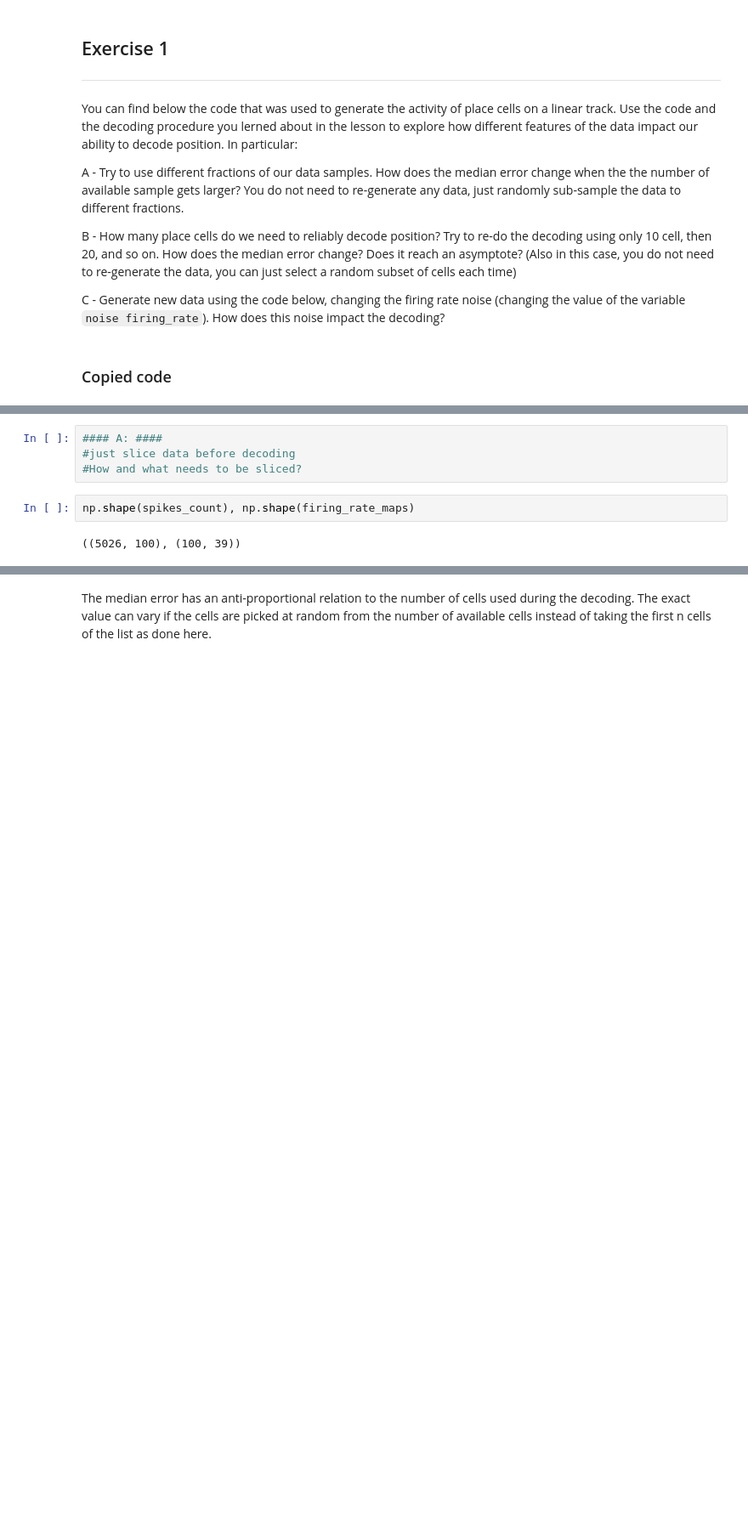
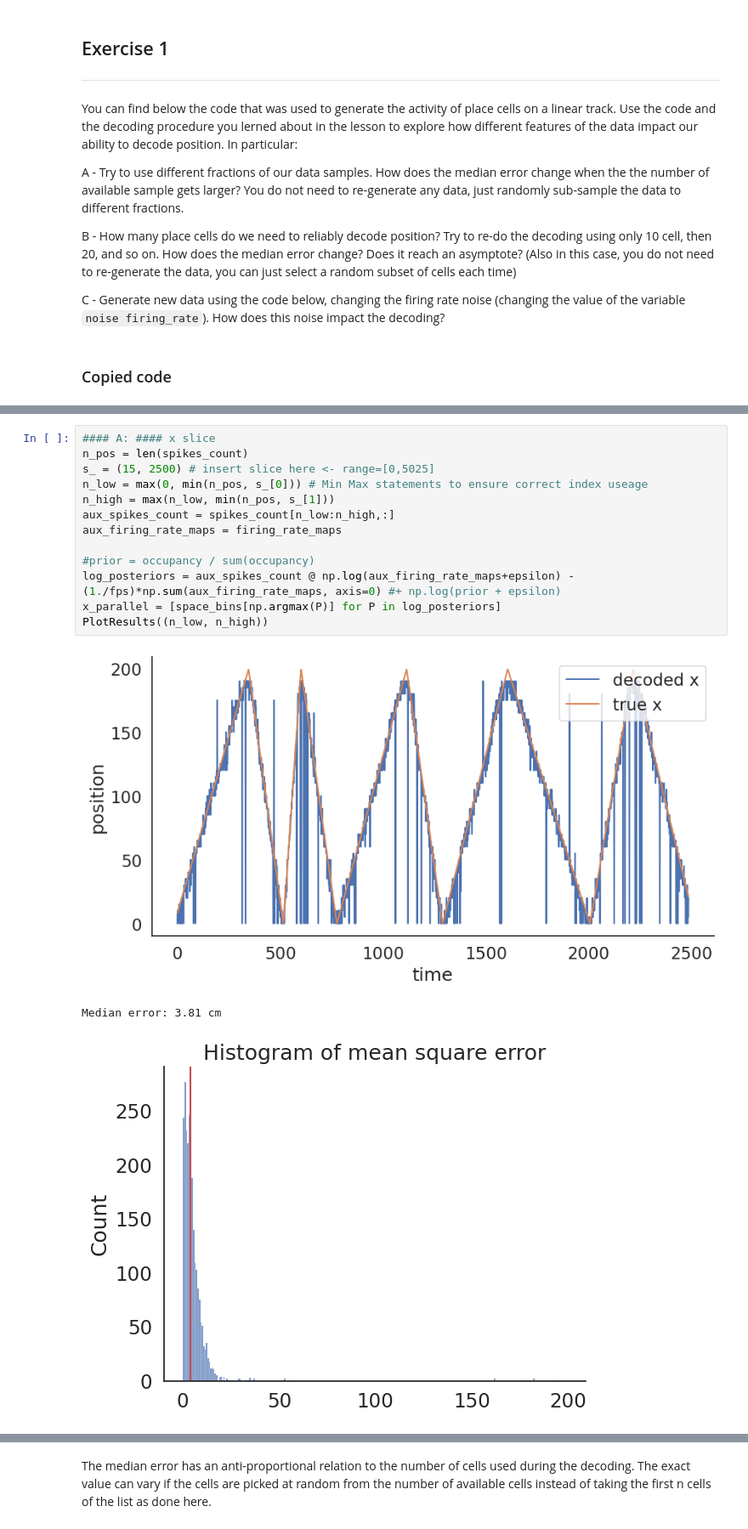
Before and after one commit to TSchwierz/NeuroAnalysis, a Jupyter notebook: BDexrcs.ipynb, the cells around one changed output, grey strips where cells are left out. Shown at 85% size. Saved outputs shown, nothing was run; the diff lists cells and outputs as text; blank space fills up the shorter version.

```diff
--- a/BDexrcs.ipynb
+++ b/BDexrcs.ipynb
@@ -94,9 +97,18 @@ Median error: 3.7851270758785205 cm
-# %%
-#### A: ####
-#just slice data before decoding
-#How and what needs to be sliced?
-# %%
-np.shape(spikes_count), np.shape(firing_rate_maps)
-# %% [output]
-((5026, 100), (100, 39))
+# %%
+#### A: #### x slice
+n_pos = len(spikes_count)
+s_ = (15, 2500) # insert slice here <- range=[0,5025]
+n_low = max(0, min(n_pos, s_[0])) # Min Max statements to ensure correct index useage
+n_high = max(n_low, min(n_pos, s_[1]))
+aux_spikes_count = spikes_count[n_low:n_high,:]
+aux_firing_rate_maps = firing_rate_maps
+
+#prior = occupancy / sum(occupancy)
+log_posteriors = aux_spikes_count @ np.log(aux_firing_rate_maps+epsilon) - (1./fps)*np.sum(aux_firing_rate_maps, axis=0) #+ np.log(prior + epsilon)
+x_parallel = [space_bins[np.argmax(P)] for P in log_posteriors]
+PlotResults((n_low, n_high))
+# %% [output]
+[figure, added]
+Median error: 3.81 cm
+[figure, added]
 # %%
```
Also changed, not shown: parts of 9 cells of this notebook, 2 other files.
